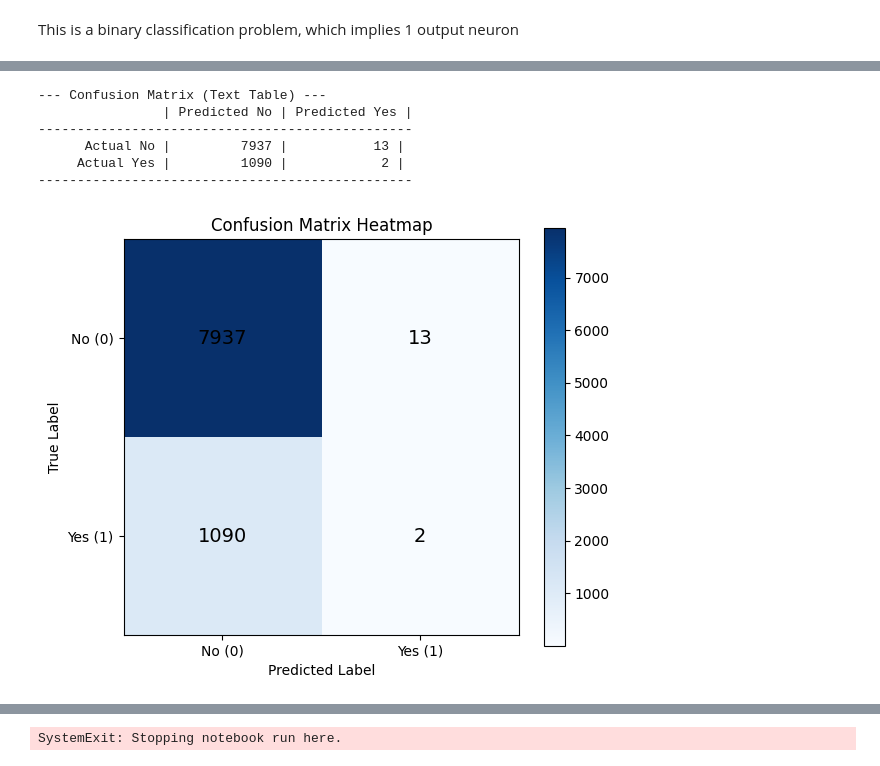
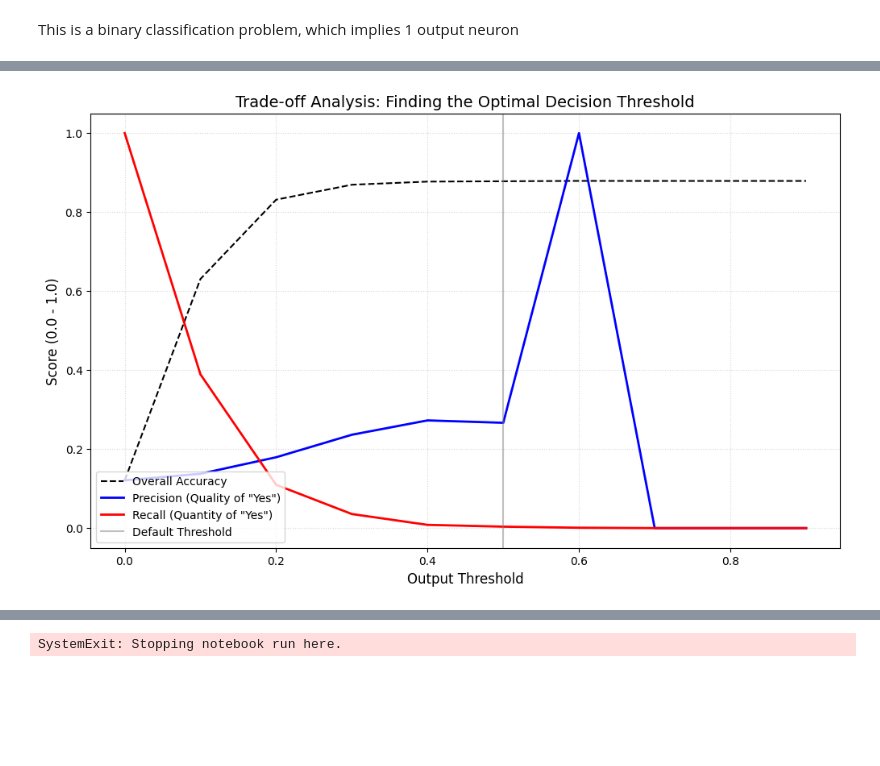
Before and after one commit to daemonchild/cardiffmet-dat6002-artificial-intelligence, a Jupyter notebook: assessment/part_2/2-From-Scratch-MLP.ipynb, the cells around one changed output, grey strips where cells are left out. Saved outputs shown, nothing was run; the diff lists cells and outputs as text; code cells hidden in the pictures; blank space fills up the shorter version.

```diff
--- a/assessment/part_2/2-From-Scratch-MLP.ipynb
+++ b/assessment/part_2/2-From-Scratch-MLP.ipynb
@@ -580,18 +652,20 @@ Final Model Accuracy on Unseen Data: 87.80%
-# %%
-# 1. Get predictions from your trained model
-_, _, test_probs = mlp._feed_forward(mlp.X_np_test)
-
-# 2. Generate matrix
-cm = mlp._get_confusion_matrix(mlp.y_np_test, test_probs)
-
-# 3. Show results
-mlp.print_confusion_matrix(cm)
-mlp.plot_confusion_matrix(cm)
-# %% [output]
---- Confusion Matrix (Text Table) ---
-                | Predicted No | Predicted Yes |
-------------------------------------------------
-      Actual No |         7937 |           13 |
-     Actual Yes |         1090 |            2 |
-------------------------------------------------
-[figure, removed]
+# %%
+plt.figure(figsize=(12, 7))
+
+# Plot the three main metrics
+plt.plot(df_metrics['Threshold'], df_metrics['Accuracy'], label='Overall Accuracy', color='black', linestyle='--')
+plt.plot(df_metrics['Threshold'], df_metrics['Precision'], label='Precision (Quality of "Yes")', color='blue', linewidth=2)
+plt.plot(df_metrics['Threshold'], df_metrics['Recall'], label='Recall (Quantity of "Yes")', color='red', linewidth=2)
+
+# Mark the standard 0.5 threshold
+plt.axvline(x=0.5, color='gray', alpha=0.5, label='Default Threshold')
+
+plt.title('Trade-off Analysis: Finding the Optimal Decision Threshold', fontsize=14)
+plt.xlabel('Output Threshold', fontsize=12)
+plt.ylabel('Score (0.0 - 1.0)', fontsize=12)
+plt.legend(loc='lower left')
+plt.grid(True, which='both', linestyle=':', alpha=0.5)
+
+plt.show()
+# %% [output]
+[figure, added]
```
Also changed, not shown: parts of 9 cells of this notebook, 1 other file.
